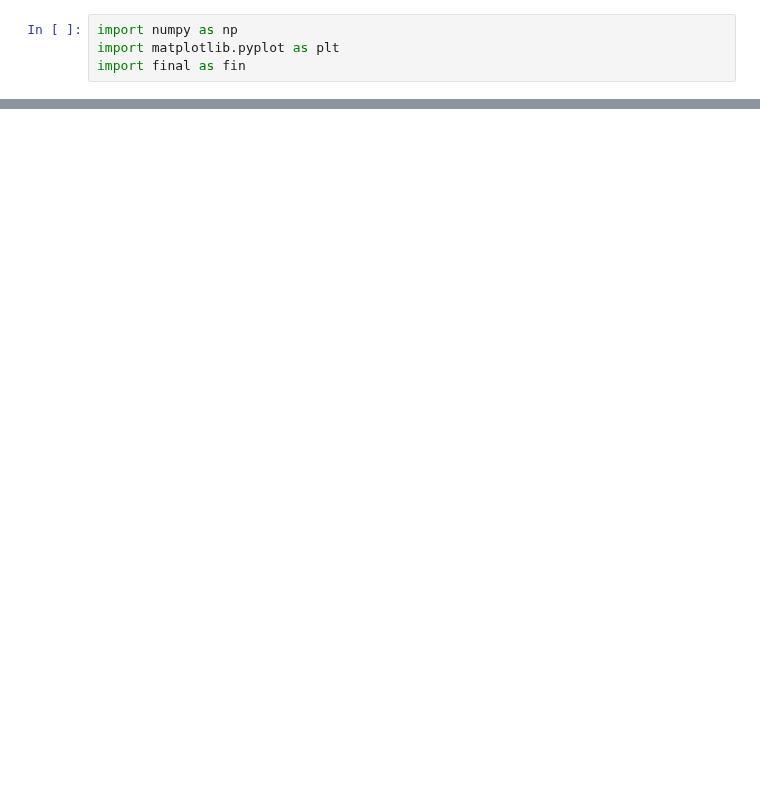
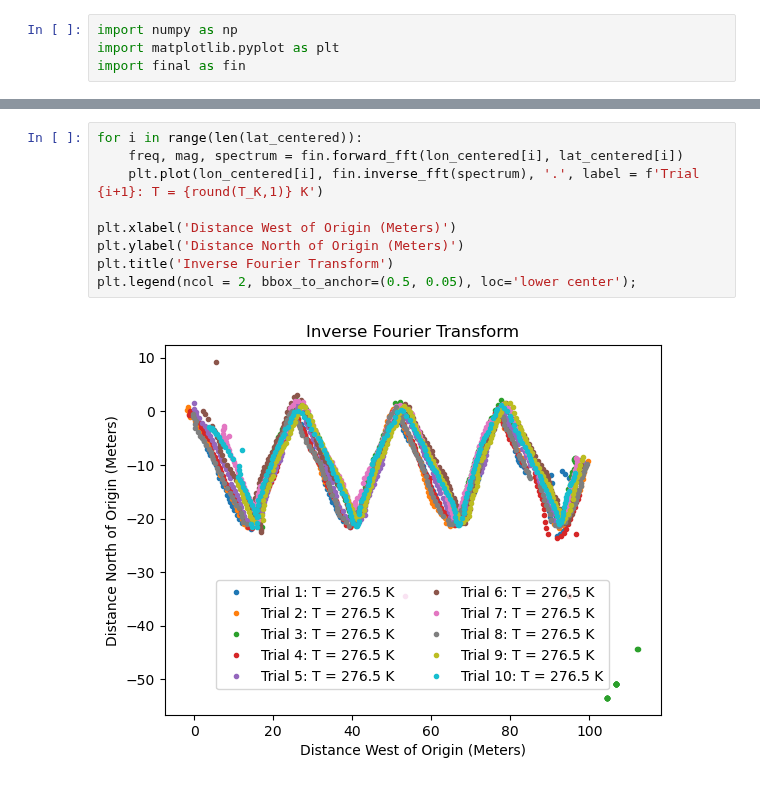
Before and after one commit to ubsuny/CP1-24-final, a Jupyter notebook: iglesias-cardinale/code/final.ipynb, the cells around one changed output, grey strips where cells are left out. Drawn from its saved outputs; the diff is of its cells as text; blank space fills up the shorter version.

```diff
--- a/iglesias-cardinale/code/final.ipynb
+++ b/iglesias-cardinale/code/final.ipynb
@@ -76,0 +106,11 @@ plt.legend(ncol = 2, bbox_to_anchor=(0.5, 0.05), loc='lower center');
+# %%
+for i in range(len(lat_centered)):
+    freq, mag, spectrum = fin.forward_fft(lon_centered[i], lat_centered[i])
+    plt.plot(lon_centered[i], fin.inverse_fft(spectrum), '.', label = f'Trial {i+1}: T = {round(T_K,1)} K')
+
+plt.xlabel('Distance West of Origin (Meters)')
+plt.ylabel('Distance North of Origin (Meters)')
+plt.title('Inverse Fourier Transform')
+plt.legend(ncol = 2, bbox_to_anchor=(0.5, 0.05), loc='lower center');
+# %% [output]
+[figure, added]
```
Also changed, not shown: parts of 7 cells of this notebook, 3 other files.
